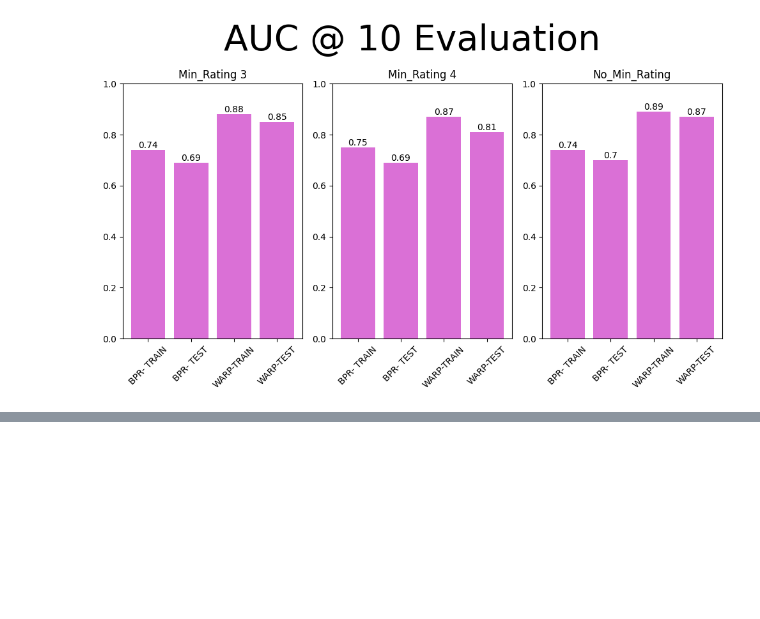
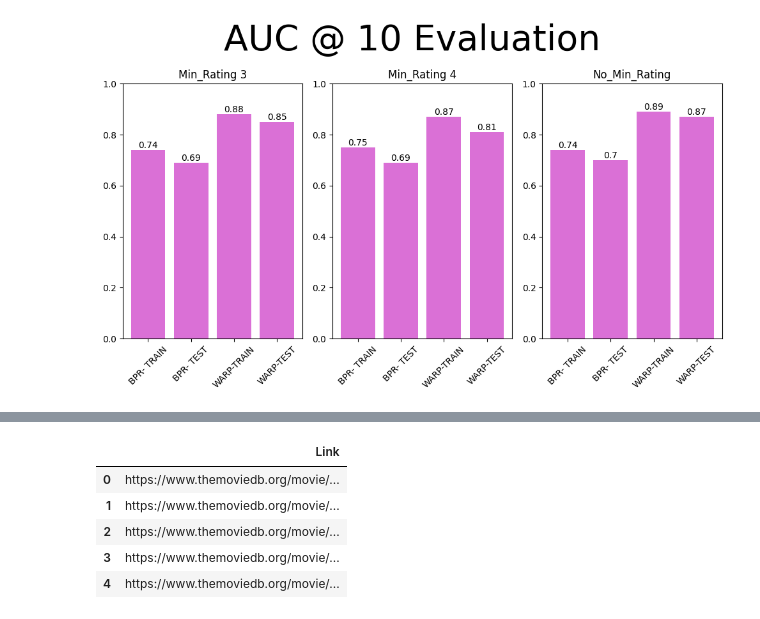
Before and after one commit to rreichhard/Data_Science_Portfolio, a Jupyter notebook: Movie_Recommender_API_with_jsonprint.ipynb, the cells around one changed output, grey strips where cells are left out. Saved outputs shown, nothing was run; the diff lists cells and outputs as text; code cells hidden in the pictures; blank space fills up the shorter version.

```diff
--- a/Movie_Recommender_API_with_jsonprint.ipynb
+++ b/Movie_Recommender_API_with_jsonprint.ipynb
@@ -473,0 +481,7 @@ print(response.text)
+# %%
+streaming_list = []
+for movie in rec_ids:
+    text = get_streamingdata(api_key, movie)
+    if text == "error":
+        break
+    streaming_list.append(text)
@@ -473,0 +511,9 @@ print(response.text)
+# %%
+results_df
+# %% [output]
+|  | Link |
+| 0 | https://www.themoviedb.org/movie/... |
+| 1 | https://www.themoviedb.org/movie/... |
+| 2 | https://www.themoviedb.org/movie/... |
+| 3 | https://www.themoviedb.org/movie/... |
+| 4 | https://www.themoviedb.org/movie/... |
```
Also changed, not shown: parts of 31 cells of this notebook.
